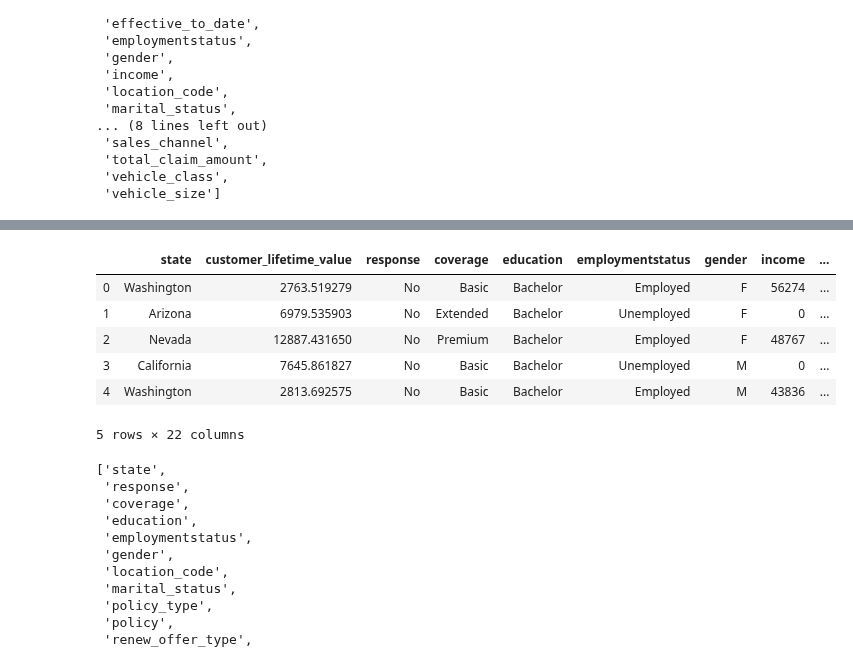
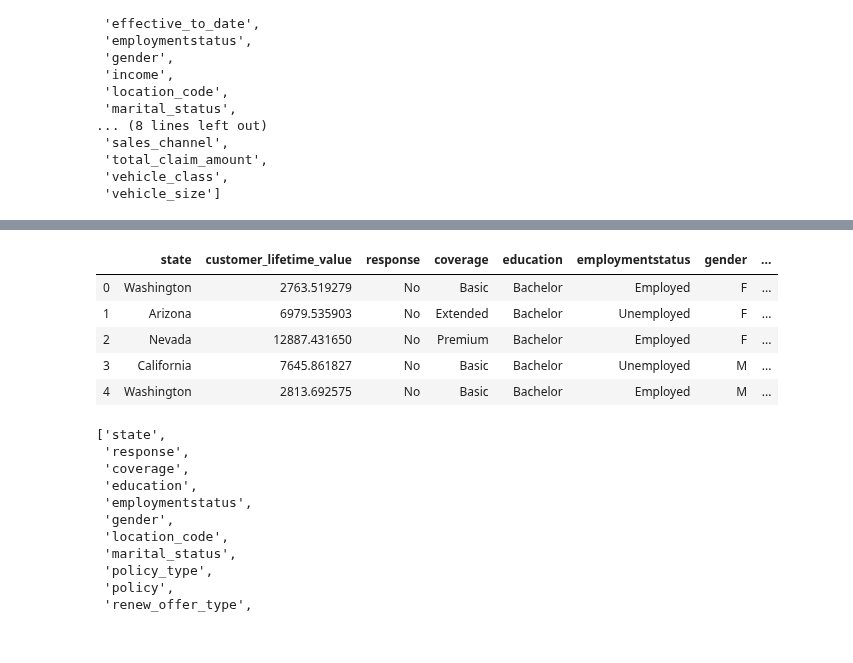
Before and after one commit to dooinn/lab-customer-analysis-round-5, a Jupyter notebook: lab-customer-analysis-round-5-and-6.ipynb, the cells around one changed output, grey strips where cells are left out. Saved outputs shown, nothing was run; the diff lists cells and outputs as text; code cells hidden in the pictures.

```diff
--- a/lab-customer-analysis-round-5-and-6.ipynb
+++ b/lab-customer-analysis-round-5-and-6.ipynb
@@ -109,6 +109,6 @@ dtype: object
 # %% [markdown]
 ## 1. One Hot/Label Encoding (categorical).
 # %%
-df_copy = df.copy()
+df_oneHotCoding = df.copy()
 df_dummy = df.copy()
 # %%
@@ -134,6 +154,6 @@ list(df_copy.columns)
 # %%
 # exclude customer and effective_to_date
-df_copy_cols = ['state',
+model_sample1 = ['state',
  'customer_lifetime_value',
  'response',
  'coverage',
@@ -156,15 +176,36 @@ df_copy_cols = ['state',
  'vehicle_class',
  'vehicle_size']
 
-df_copy=df_copy[df_copy_cols]
+# multicollinearlity and negative correlated features removed ('number_of_policies', 'number_of_open_complaints', 'income')
+model_sample2 = ['state',
+ 'customer_lifetime_value',
+ 'response',
+ 'coverage',
+ 'education',
+ 'employmentstatus',
+ 'gender',
+ 'location_code',
+ 'marital_status',
+ 'monthly_premium_auto',
+ 'months_since_last_claim',
+ 'months_since_policy_inception',
+ 'policy_type',
+ 'policy',
+ 'renew_offer_type',
+ 'sales_channel',
+ 'total_claim_amount',
+ 'vehicle_class',
+ 'vehicle_size']
+
+df_oneHotCoding=df_oneHotCoding[model_sample2]
+df_dummy=df_dummy[model_sample2]
 # %%
-df_copy.head()
+df_oneHotCoding.head()
 # %% [output]
-|  | state | customer_lifetime_value | response | coverage | education | employmentstatus | gender | income | ... |
-| 0 | Washington | 2763.519279 | No | Basic | Bachelor | Employed | F | 56274 | ... |
-| 1 | Arizona | 6979.535903 | No | Extended | Bachelor | Unemployed | F | 0 | ... |
-| 2 | Nevada | 12887.431650 | No | Premium | Bachelor | Employed | F | 48767 | ... |
-| 3 | California | 7645.861827 | No | Basic | Bachelor | Unemployed | M | 0 | ... |
-| 4 | Washington | 2813.692575 | No | Basic | Bachelor | Employed | M | 43836 | ... |
+|  | state | customer_lifetime_value | response | coverage | education | employmentstatus | gender | ... |
+| 0 | Washington | 2763.519279 | No | Basic | Bachelor | Employed | F | ... |
+| 1 | Arizona | 6979.535903 | No | Extended | Bachelor | Unemployed | F | ... |
+| 2 | Nevada | 12887.431650 | No | Premium | Bachelor | Employed | F | ... |
+| 3 | California | 7645.861827 | No | Basic | Bachelor | Unemployed | M | ... |
+| 4 | Washington | 2813.692575 | No | Basic | Bachelor | Employed | M | ... |
-5 rows × 22 columns
 # %%
```
Also changed, not shown: parts of 12 cells of this notebook.
